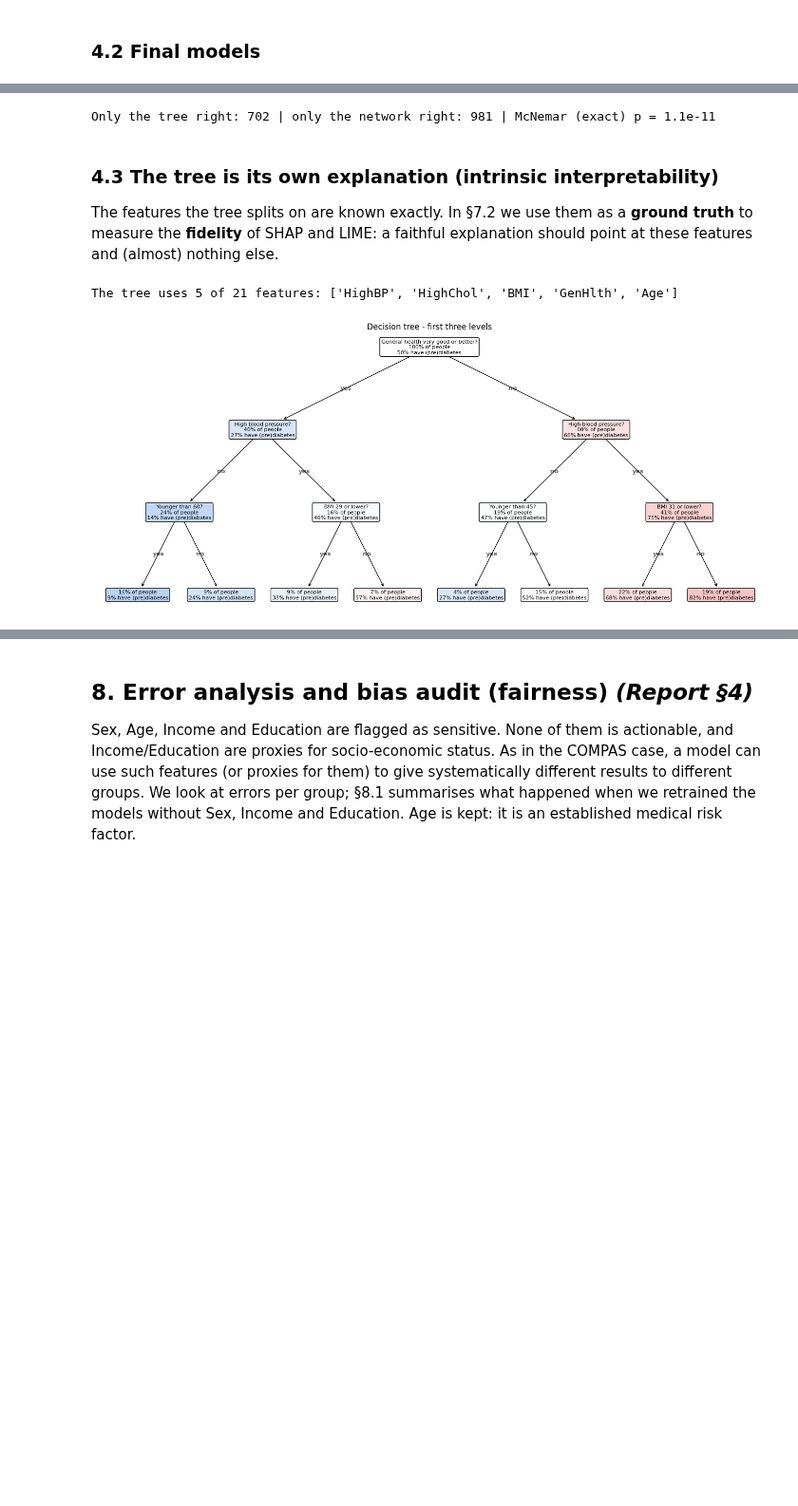
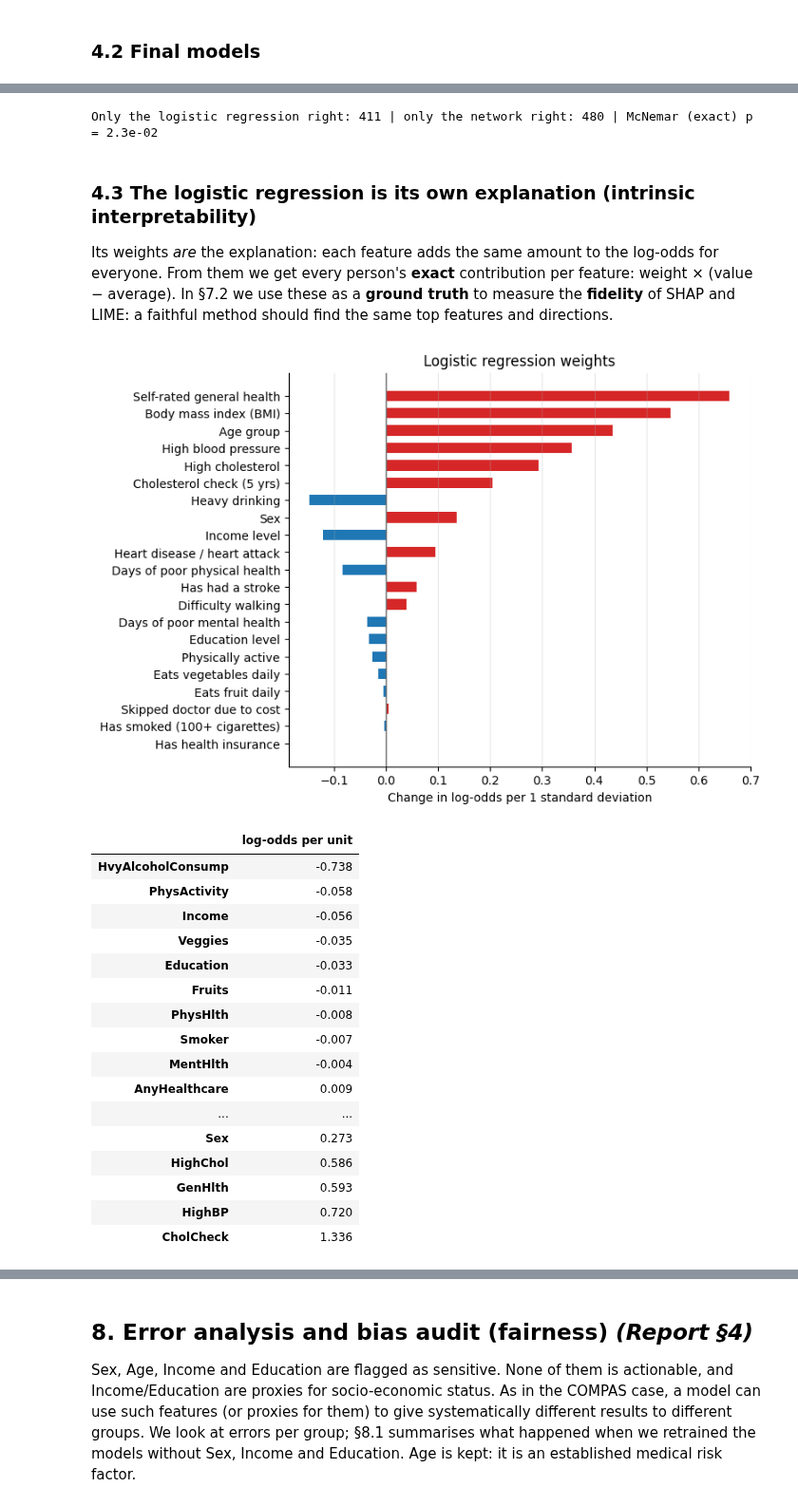
Before and after one commit to GustavWex/XAI-Projekt, a Jupyter notebook: projekt.ipynb, the cells around one changed output, grey strips where cells are left out. Shown at 95% size. Saved outputs shown, nothing was run; the diff lists cells and outputs as text; code cells hidden in the pictures; blank space fills up the shorter version.

```diff
--- a/projekt.ipynb
+++ b/projekt.ipynb
@@ -143,15 +144,14 @@ Selected on the validation set (the sweeps can be re-run with `xf.tune_tree` / `
 - **Neural network: one hidden layer of 32 units, L2 penalty 1e-4.** All nine sizes we tried (1–2 layers, 32–128
   units) reach 0.831–0.833 validation AUC, so we take the smallest.
 # %%
-TREE_PARAMS = dict(max_depth=5)
+LR_PARAMS = dict(C=1.0)
 NN_PARAMS = dict(hidden=(32,), alpha=1e-4)
 # %% [markdown]
 ### 4.2 Final models
 # %%
-models = xf.make_models(TREE_PARAMS, NN_PARAMS)
+models = xf.make_models(LR_PARAMS, NN_PARAMS)
 for name, m in models.items():
     m.fit(X_train, y_train)
-tree = models["Decision tree"]
 
 pd.DataFrame({name: xf.evaluate(m, X_val, y_val) for name, m in models.items()}).T
 # %% [output]
@@ -168,29 +168,46 @@ test_results
 | Neural network | 0.828 | 0.750 | 0.805 | 0.696 | 0.726 | 0.763 |
 # %%
-# Is the network significantly better than the tree? McNemar's test (paired: same test persons, threshold 0.5)
+# Is the network significantly better than the logistic regression? McNemar's test (paired: same test persons, threshold 0.5)
 from scipy.stats import binomtest
 correct = {name: (m.predict(X_test) == y_test).to_numpy() for name, m in models.items()}
-only_tree = int((correct["Decision tree"] & ~correct["Neural network"]).sum())
-only_nn = int((~correct["Decision tree"] & correct["Neural network"]).sum())
-p_mcnemar = binomtest(only_tree, only_tree + only_nn, 0.5).pvalue
-print(f"Only the tree right: {only_tree} | only the network right: {only_nn} | McNemar (exact) p = {p_mcnemar:.1e}")
+only_lr = int((correct["Logistic regression"] & ~correct["Neural network"]).sum())
+only_nn = int((~correct["Logistic regression"] & correct["Neural network"]).sum())
+p_mcnemar = binomtest(only_lr, only_lr + only_nn, 0.5).pvalue
+print(f"Only the logistic regression right: {only_lr} | only the network right: {only_nn} | McNemar (exact) p = {p_mcnemar:.1e}")
 # %% [output]
-Only the tree right: 702 | only the network right: 981 | McNemar (exact) p = 1.1e-11
+Only the logistic regression right: 411 | only the network right: 480 | McNemar (exact) p = 2.3e-02
 # %% [markdown]
-### 4.3 The tree is its own explanation (intrinsic interpretability)
-The features the tree splits on are known exactly. In §7.2 we use them as a **ground truth** to measure the
-**fidelity** of SHAP and LIME: a faithful explanation should point at these features and (almost) nothing else.
+### 4.3 The logistic regression is its own explanation (intrinsic interpretability)
+Its weights *are* the explanation: each feature adds the same amount to the log-odds for everyone. From them we get
+every person's **exact** contribution per feature: weight × (value − average). In §7.2 we use these as a **ground truth**
+to measure the **fidelity** of SHAP and LIME: a faithful method should find the same top features and directions.
 # %%
-TREE_FEATURES = xf.tree_features(tree)
-print("The tree uses", len(TREE_FEATURES), "of", len(FEATURES), "features:", TREE_FEATURES)
-
-fig, ax = plt.subplots(figsize=(18, 7.5))
-xf.plot_tree_logic(ax, tree, max_depth=3)
-ax.set_title("Decision tree - first three levels")
+# One weight per feature. Per standard deviation (plot) the weights are comparable; per unit (table) they are readable.
+lr = models["Logistic regression"]
+w_sd = pd.Series(lr[-1].coef_[0], index=FEATURES)
+fig, ax = plt.subplots(figsize=(7, 6))
+xf.plot_contributions(ax, w_sd / 100, title="Logistic regression weights", xlabel="Change in log-odds per 1 standard deviation", max_features=21)
 plt.show()
+xf.lr_weights(lr).round(3).sort_values().to_frame("log-odds per unit")
 # %% [output]
-The tree uses 5 of 21 features: ['HighBP', 'HighChol', 'BMI', 'GenHlth', 'Age']
-[figure, old version]
+[figure, new version]
+|  | log-odds per unit |
+| HvyAlcoholConsump | -0.738 |
+| PhysActivity | -0.058 |
+| Income | -0.056 |
+| Veggies | -0.035 |
+| Education | -0.033 |
+| Fruits | -0.011 |
+| PhysHlth | -0.008 |
+| Smoker | -0.007 |
+| MentHlth | -0.004 |
+| AnyHealthcare | 0.009 |
+| ... | ... |
+| Sex | 0.273 |
+| HighChol | 0.586 |
+| GenHlth | 0.593 |
+| HighBP | 0.720 |
+| CholCheck | 1.336 |
 # %% [markdown]
 ## 5. Global explanations with SHAP *(Report §2)*
 
```
Also changed, not shown: parts of 34 cells of this notebook, 10 other files.
